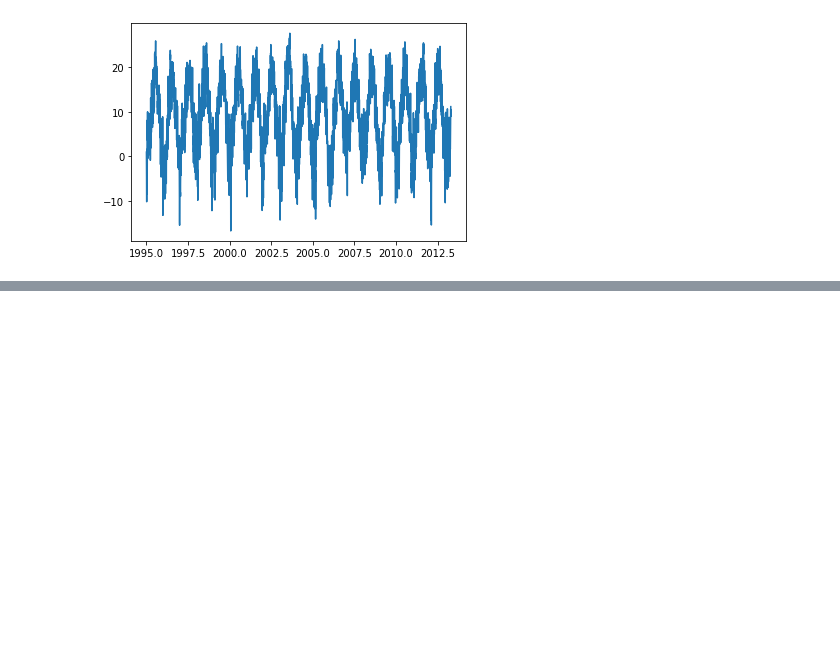
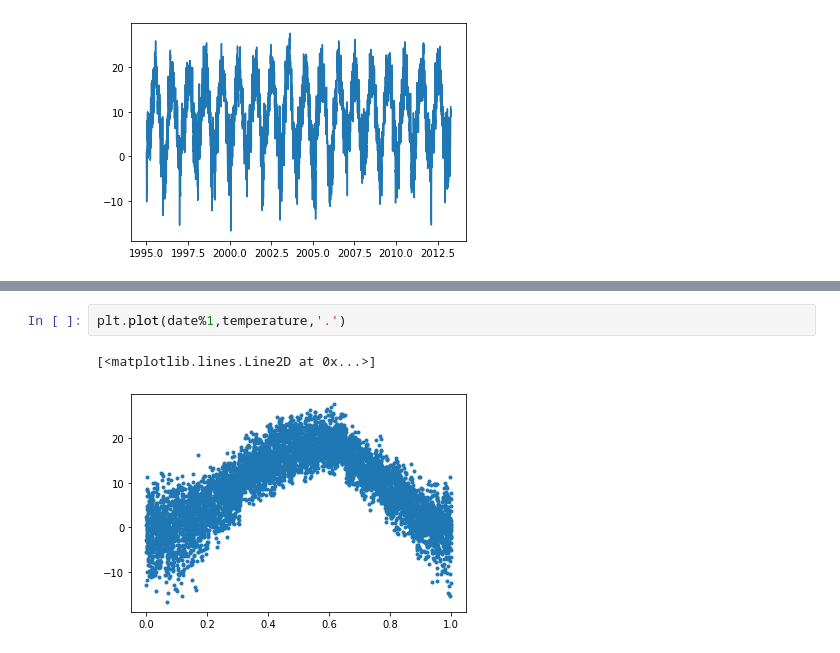
Before and after one commit to thanagno/Python-exercises, a Jupyter notebook: tmp.ipynb, the cells around one changed output, grey strips where cells are left out. Saved outputs shown, nothing was run; the diff lists cells and outputs as text; blank space fills up the shorter version.

```diff
--- a/tmp.ipynb
+++ b/tmp.ipynb
@@ -823,0 +884,5 @@ plt.plot(dn,xn)
+# %%
+plt.plot(date%1,temperature,'.')
+# %% [output]
+[<matplotlib.lines.Line2D at 0x...>]
+[figure, added]
```
Also changed, not shown: parts of 133 cells of this notebook.
